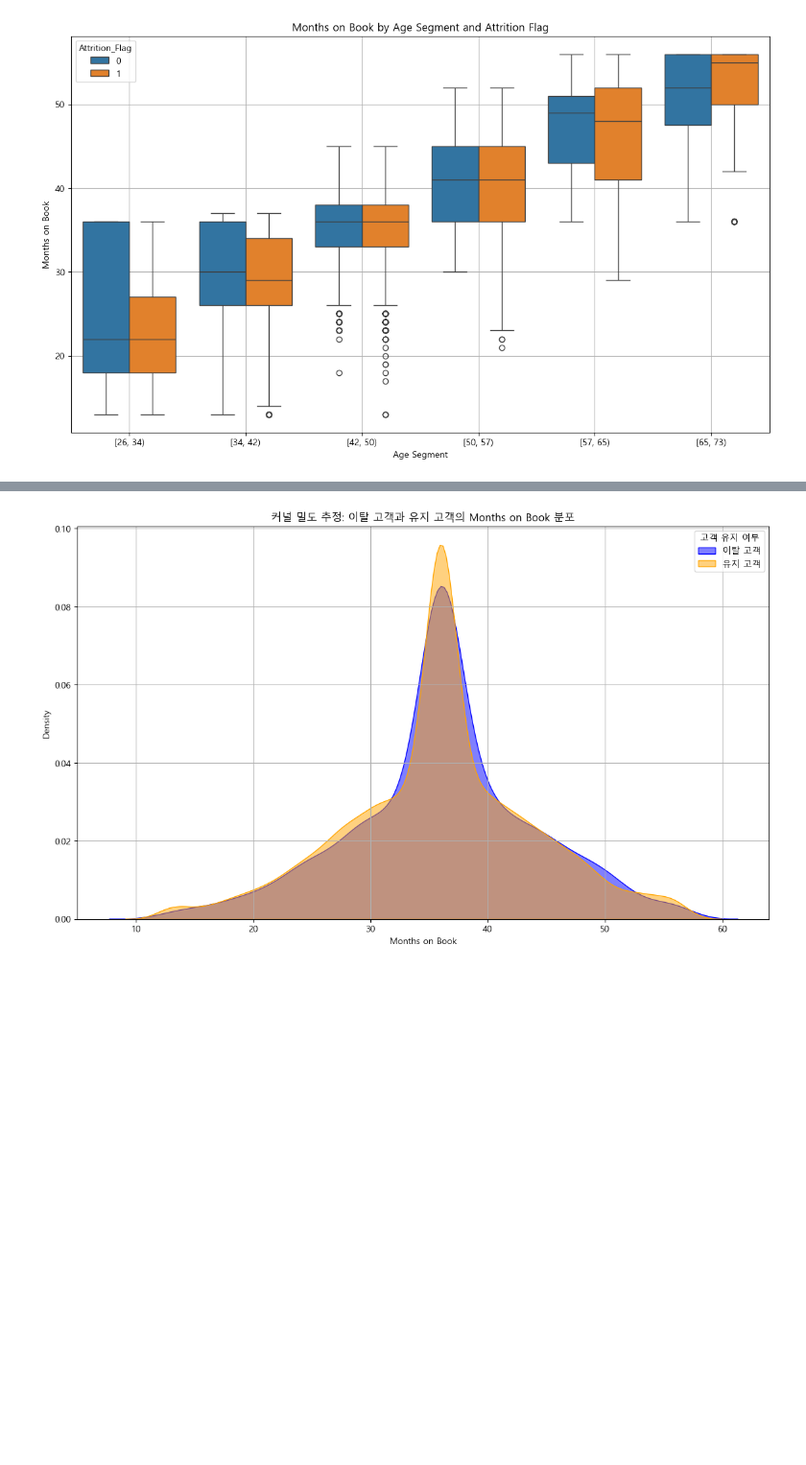
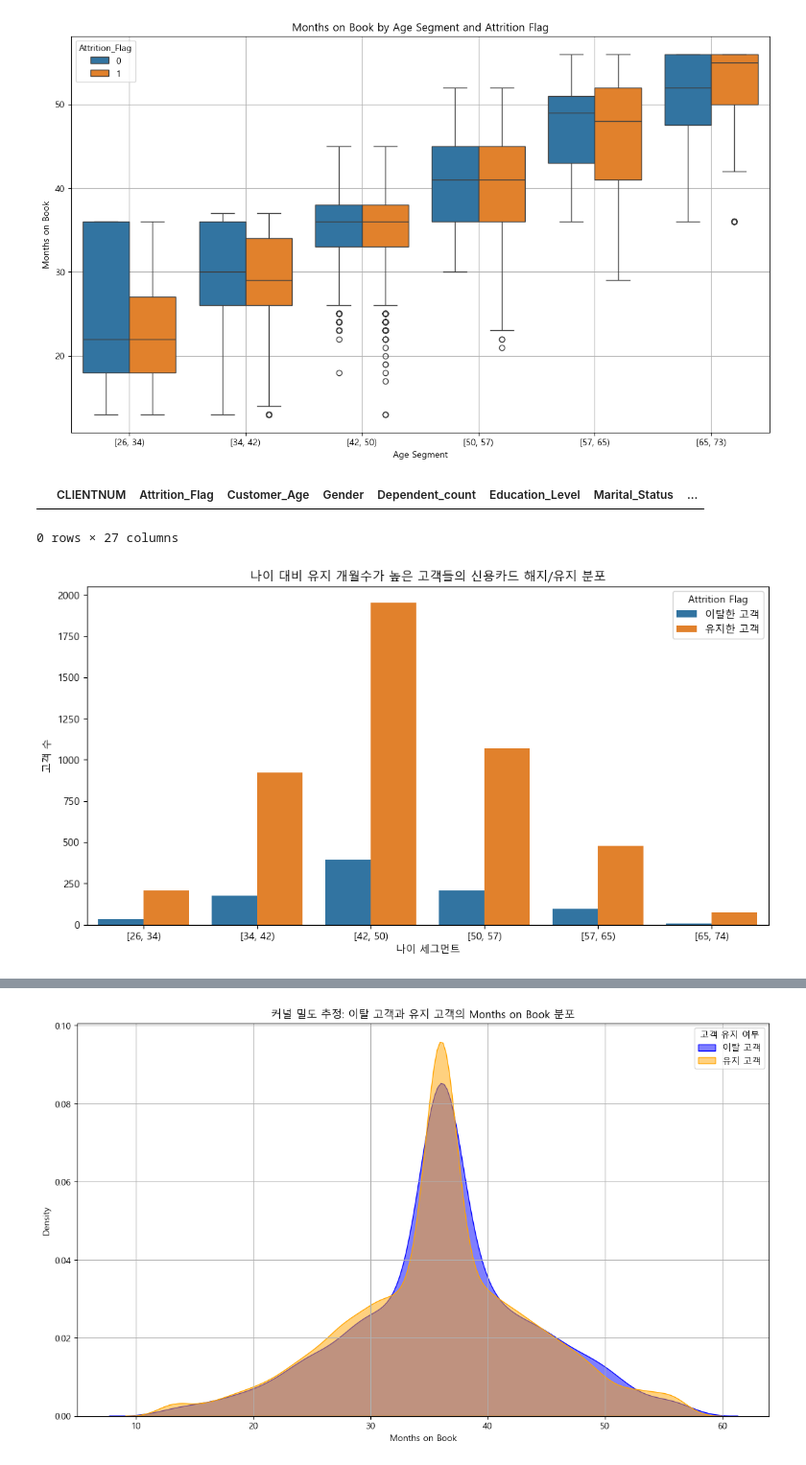
Before and after one commit to myhappydays/Programmers-Data-Analysis-2nd, a Jupyter notebook: heeryeong/bank.ipynb, the cells around one changed output, grey strips where cells are left out. Shown at 96% size. Saved outputs shown, nothing was run; the diff lists cells and outputs as text; code cells hidden in the pictures; blank space fills up the shorter version.

```diff
--- a/heeryeong/bank.ipynb
+++ b/heeryeong/bank.ipynb
@@ -638,3 +658,29 @@ plt.grid(True)
 plt.show()
 # %% [output]
 [figure]
+# %%
+data[data['Age_Segment'].isnull()]
+# %% [output]
+|  | CLIENTNUM | Attrition_Flag | Customer_Age | Gender | Dependent_count | Education_Level | Marital_Status | ... |
+0 rows × 27 columns
+# %%
+# NaN 값을 처리하기 위해 Age_Segment에서 NaN 값을 확인하고 제외한 다음 분석을 진행합니다.
+#data = data.dropna(subset=['Age_Segment'])
+
+# 나이 세그먼트별 Months_on_book의 평균값 구하기
+age_segment_means = data.groupby('Age_Segment')['Months_on_book'].mean()
+
+# 나이 대비 유지 개월수가 높은 고객 필터링
+data['High_Age_Months'] = data.apply(lambda x: 1 if x['Months_on_book'] > age_segment_means[x['Age_Segment']] else 0, axis=1)
+
+# 나이 대비 유지 개월수가 높은 고객들에 대한 이탈/유지 분포 시각화
+plt.figure(figsize=(12, 6))
+sns.countplot(x='Age_Segment', hue='Attrition_Flag', data=data[data['High_Age_Months'] == 1])
+
+plt.title('나이 대비 유지 개월수가 높은 고객들의 신용카드 해지/유지 분포')
+plt.xlabel('나이 세그먼트')
+plt.ylabel('고객 수')
+plt.legend(title='Attrition Flag', labels=['이탈한 고객', '유지한 고객'])
+plt.show()
+# %% [output]
+[figure, added]
```
Also changed, not shown: parts of 12 cells of this notebook, 1 other file.
